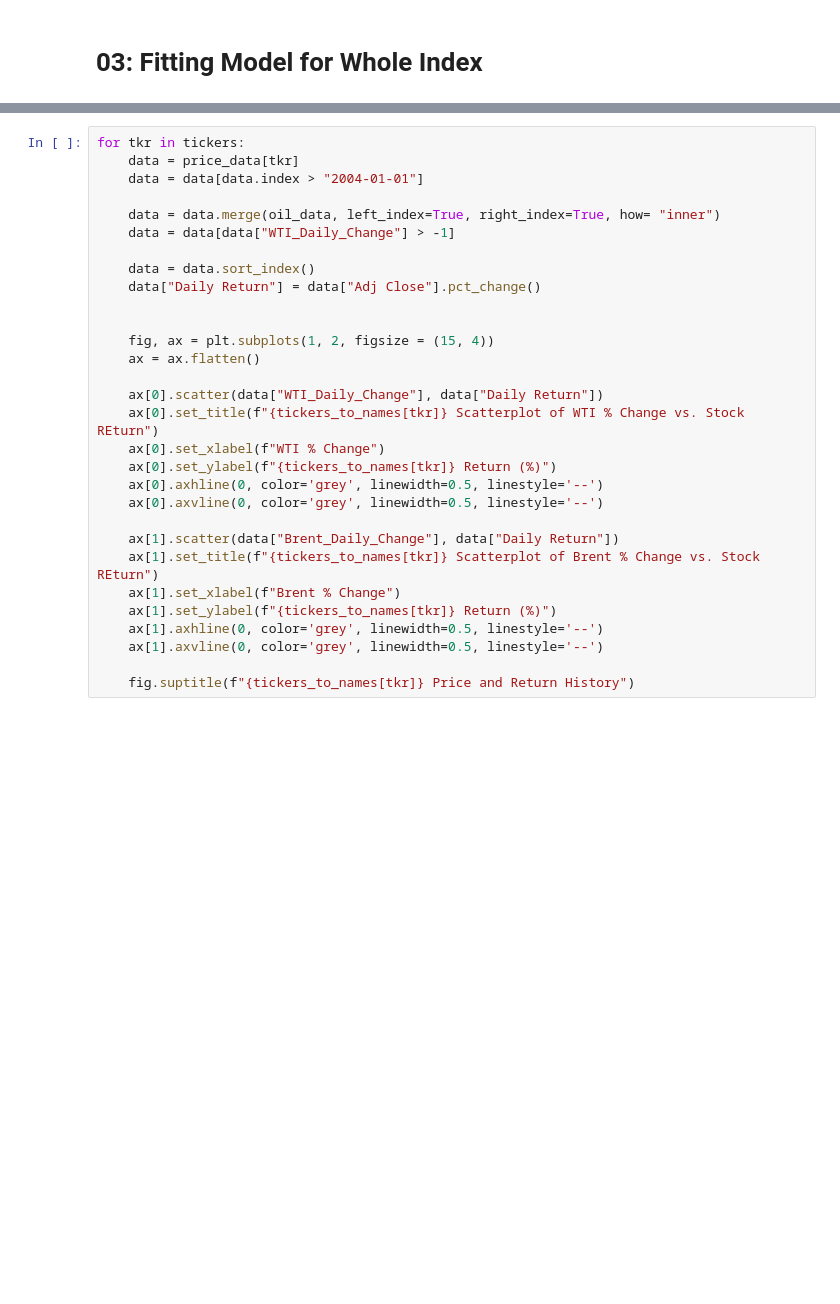
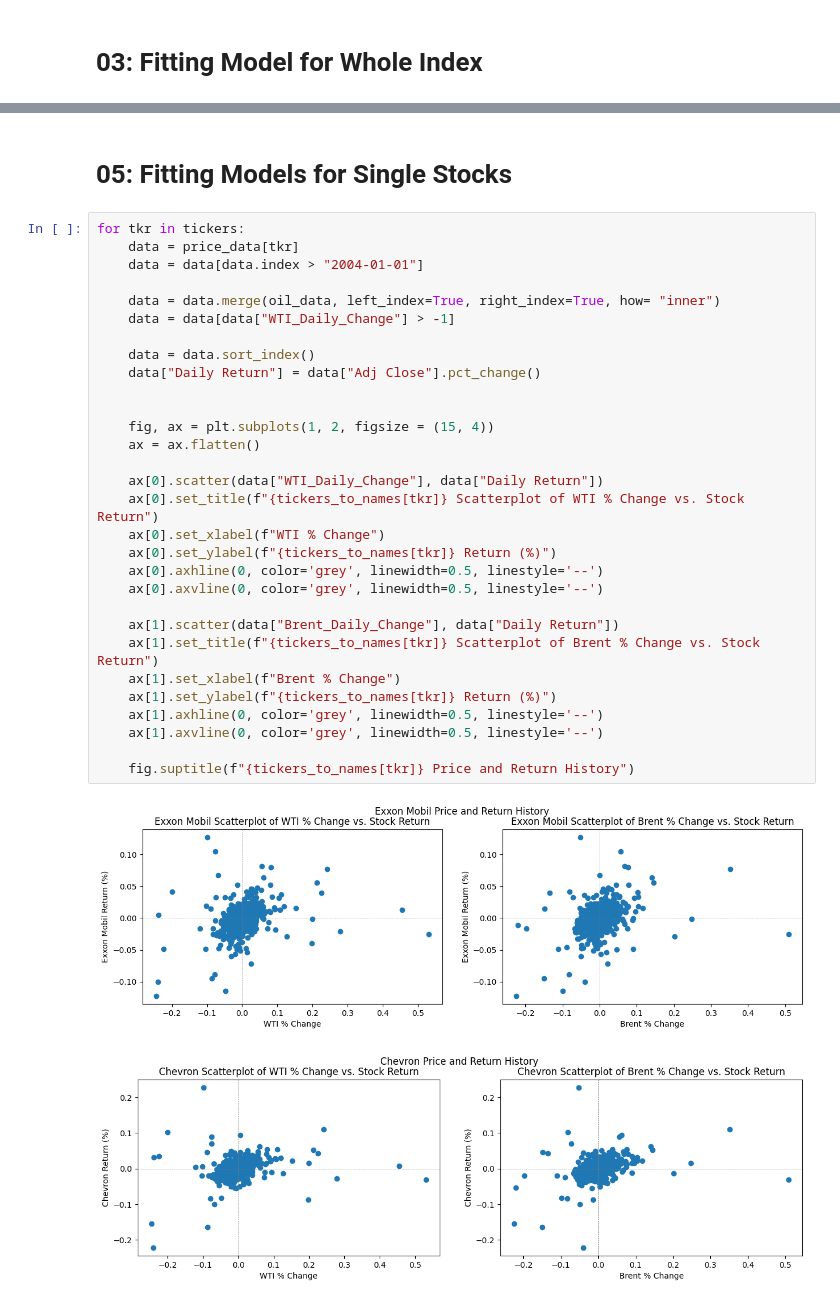
Before and after one commit to tmoolji/IMLFinalProj, a Jupyter notebook: final_proj.ipynb, the cells around one changed output, grey strips where cells are left out. Saved outputs shown, nothing was run; the diff lists cells and outputs as text; blank space fills up the shorter version.

```diff
--- a/final_proj.ipynb
+++ b/final_proj.ipynb
@@ -349,30 +461,35 @@ plt.show()
+# %% [markdown]
+# 05: Fitting Models for Single Stocks
 # %%
 for tkr in tickers:
     data = price_data[tkr]
     data = data[data.index > "2004-01-01"]
 
     data = data.merge(oil_data, left_index=True, right_index=True, how= "inner")
     data = data[data["WTI_Daily_Change"] > -1]
 
     data = data.sort_index()
     data["Daily Return"] = data["Adj Close"].pct_change()
 
 
     fig, ax = plt.subplots(1, 2, figsize = (15, 4))
     ax = ax.flatten()
 
     ax[0].scatter(data["WTI_Daily_Change"], data["Daily Return"])
-    ax[0].set_title(f"{tickers_to_names[tkr]} Scatterplot of WTI % Change vs. Stock REturn")
+    ax[0].set_title(f"{tickers_to_names[tkr]} Scatterplot of WTI % Change vs. Stock Return")
     ax[0].set_xlabel(f"WTI % Change")
     ax[0].set_ylabel(f"{tickers_to_names[tkr]} Return (%)")
     ax[0].axhline(0, color='grey', linewidth=0.5, linestyle='--')
     ax[0].axvline(0, color='grey', linewidth=0.5, linestyle='--')
 
     ax[1].scatter(data["Brent_Daily_Change"], data["Daily Return"])
-    ax[1].set_title(f"{tickers_to_names[tkr]} Scatterplot of Brent % Change vs. Stock REturn")
+    ax[1].set_title(f"{tickers_to_names[tkr]} Scatterplot of Brent % Change vs. Stock Return")
     ax[1].set_xlabel(f"Brent % Change")
     ax[1].set_ylabel(f"{tickers_to_names[tkr]} Return (%)")
     ax[1].axhline(0, color='grey', linewidth=0.5, linestyle='--')
     ax[1].axvline(0, color='grey', linewidth=0.5, linestyle='--')
 
     fig.suptitle(f"{tickers_to_names[tkr]} Price and Return History")
+# %% [output]
+[figure, added]
+[figure, added]
```
Also changed, not shown: parts of 22 cells of this notebook.
